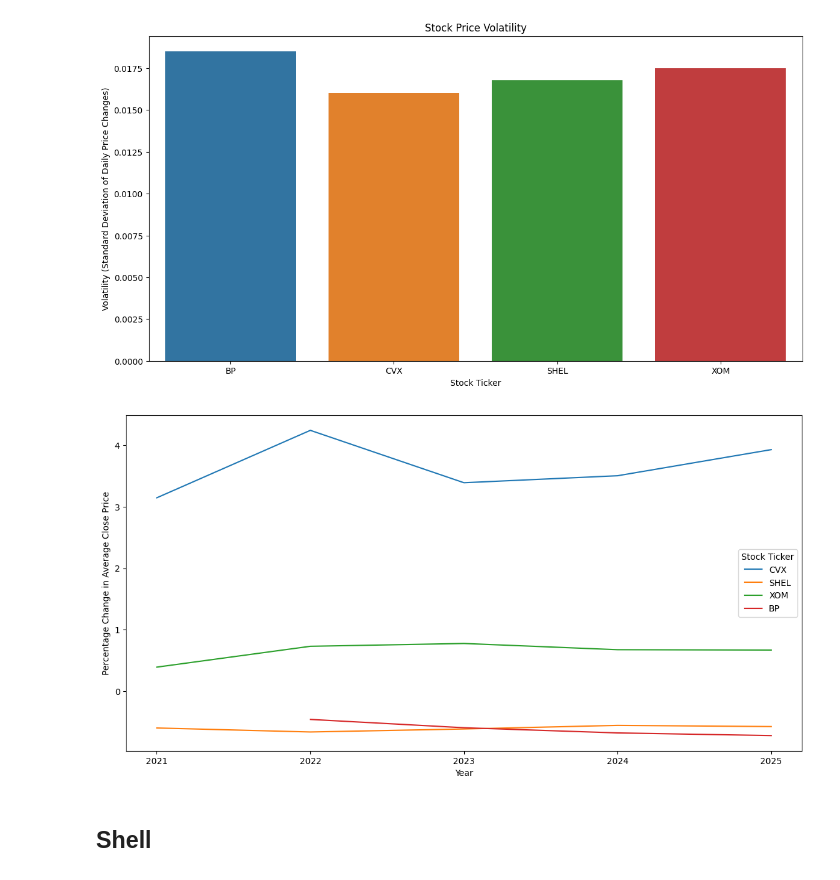
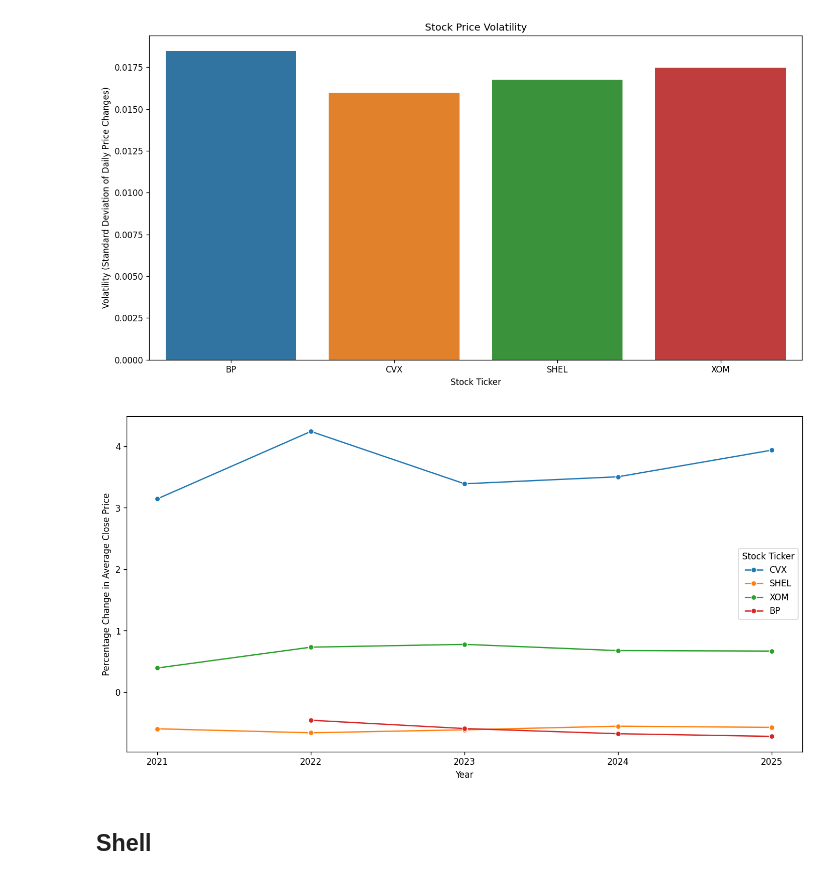
Before and after one commit to Yingtzudai/Energy-Stock, a Jupyter notebook: stock_analysis.ipynb, the cells around one changed output. Cells and saved outputs as stored; diff of their text form; code cells hidden in the pictures.

```diff
--- a/stock_analysis.ipynb
+++ b/stock_analysis.ipynb
@@ -270,16 +271,16 @@ plt.show()
 # %%
 yearly_price_change = stock_data.groupby(['year', 'ticker'])['close'].mean().pct_change().reset_index()
 yearly_price_change = yearly_price_change.dropna()
 
 plt.figure(figsize=(14, 7))
-sns.lineplot(data = yearly_price_change, x = 'year', y = 'close', hue = 'ticker')
+sns.lineplot(data = yearly_price_change, x = 'year', y = 'close', hue = 'ticker', marker='o')
 plt.xlabel('Year')
 plt.ylabel('Percentage Change in Average Close Price')
 plt.xticks(ticks=yearly_price_change['year'].unique()) # Display integer instead of decimal number as year
 plt.legend(title = 'Stock Ticker')
 plt.show()
 # %% [output]
-[figure, old version]
+[figure, new version]
 # %% [markdown]
 ## Shell
 # %%
```
Also changed, not shown: parts of 23 cells of this notebook.
